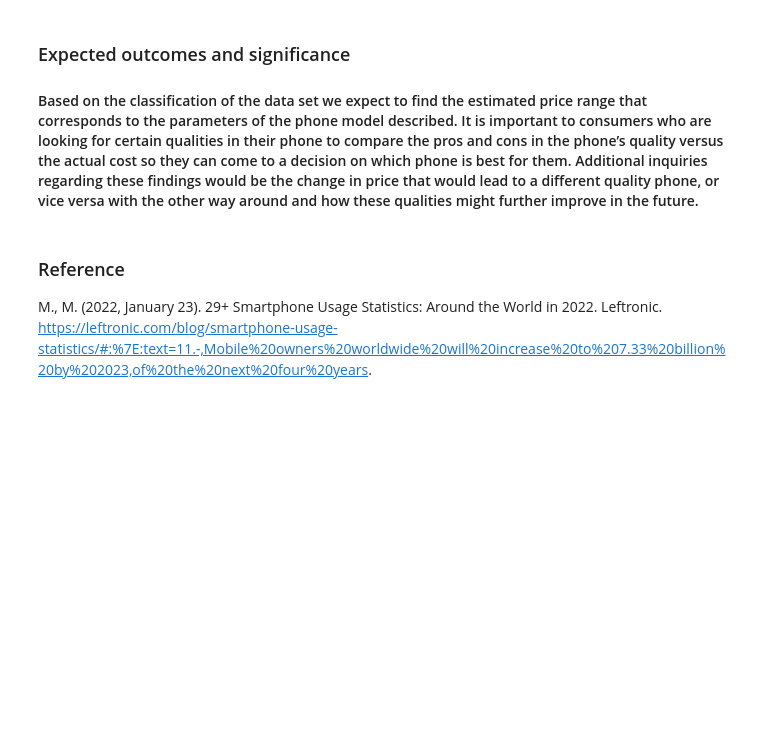
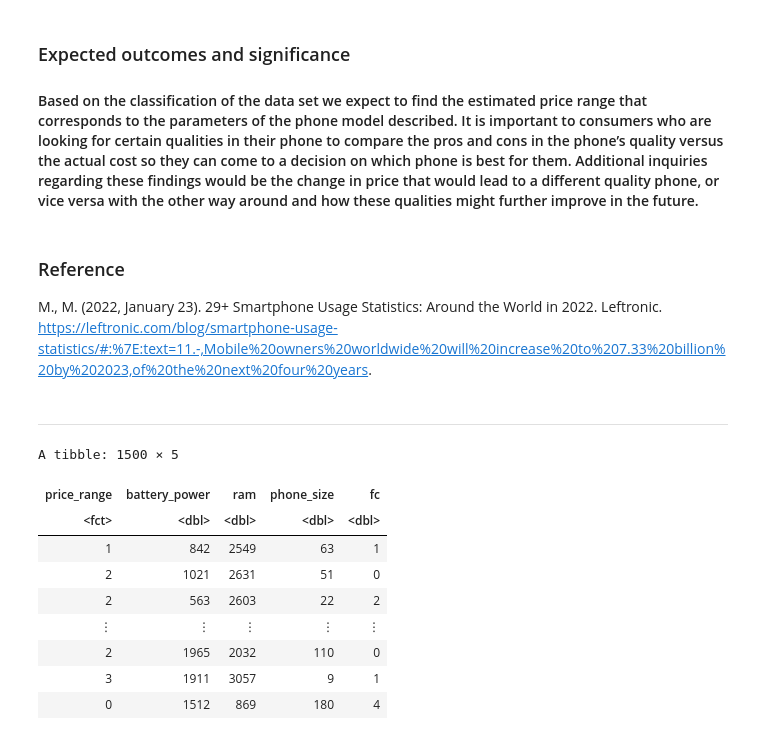
Before and after one commit to ClaireJ2100/dsci100_project, a Jupyter notebook: dsci_project.ipynb, the cells around one changed output. Drawn from its saved outputs; the diff is of its cells as text; code cells hidden in the pictures; blank space fills up the shorter version.

```diff
--- a/dsci_project.ipynb
+++ b/dsci_project.ipynb
@@ -199,3 +198,18 @@ cowplot::plot_grid(g1, g2, g3, g4, labels = "AUTO" , nrow = 2, ncol = 2)
 # %% [markdown]
 ### Reference
 M., M. (2022, January 23). 29+ Smartphone Usage Statistics: Around the World in 2022. Leftronic. https://leftronic.com/blog/smartphone-usage-statistics/#:%7E:text=11.-,Mobile%20owners%20worldwide%20will%20increase%20to%207.33%20billion%20by%202023,of%20the%20next%20four%20years.
+# %% [markdown]
+---------------------------------------------------------------------------------------------------------------------------
+# %%
+mobile_train
+# %% [output]
+A tibble: 1500 × 5
+| price_range | battery_power | ram | phone_size | fc |
+| <fct> | <dbl> | <dbl> | <dbl> | <dbl> |
+| 1 | 842 | 2549 | 63 | 1 |
+| 2 | 1021 | 2631 | 51 | 0 |
+| 2 | 563 | 2603 | 22 | 2 |
+| ⋮ | ⋮ | ⋮ | ⋮ | ⋮ |
+| 2 | 1965 | 2032 | 110 | 0 |
+| 3 | 1911 | 3057 | 9 | 1 |
+| 0 | 1512 | 869 | 180 | 4 |
```
Also changed, not shown: parts of 9 cells of this notebook, 1 other file.
